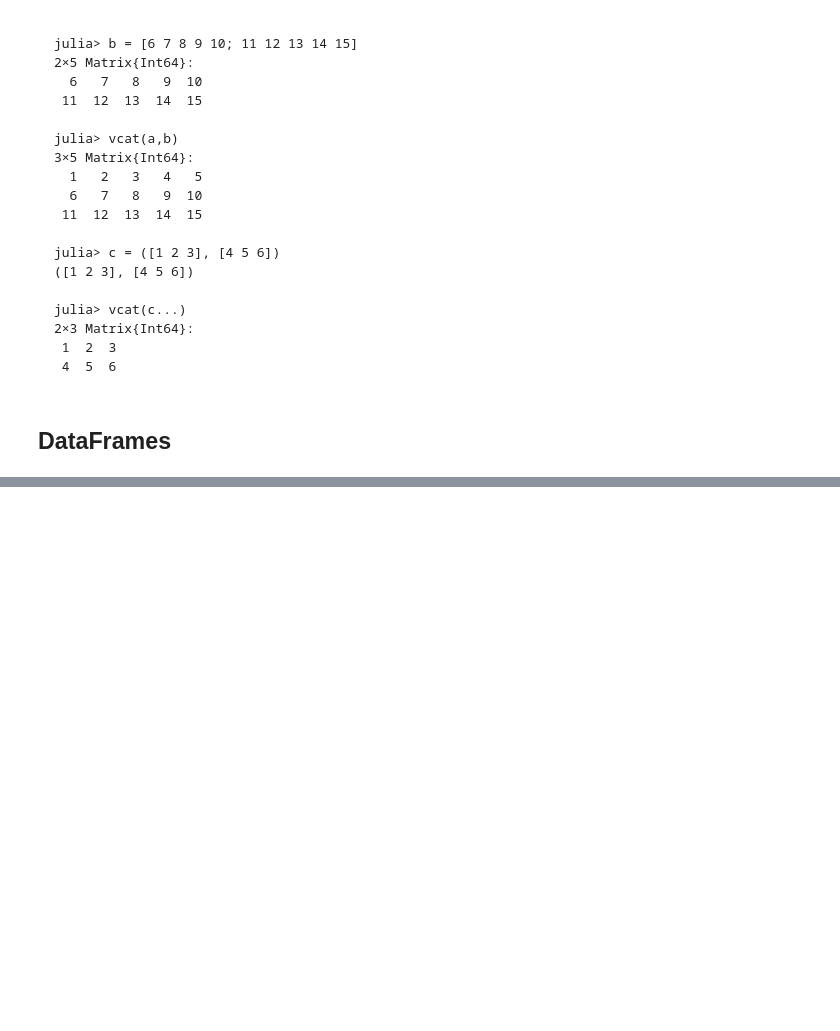
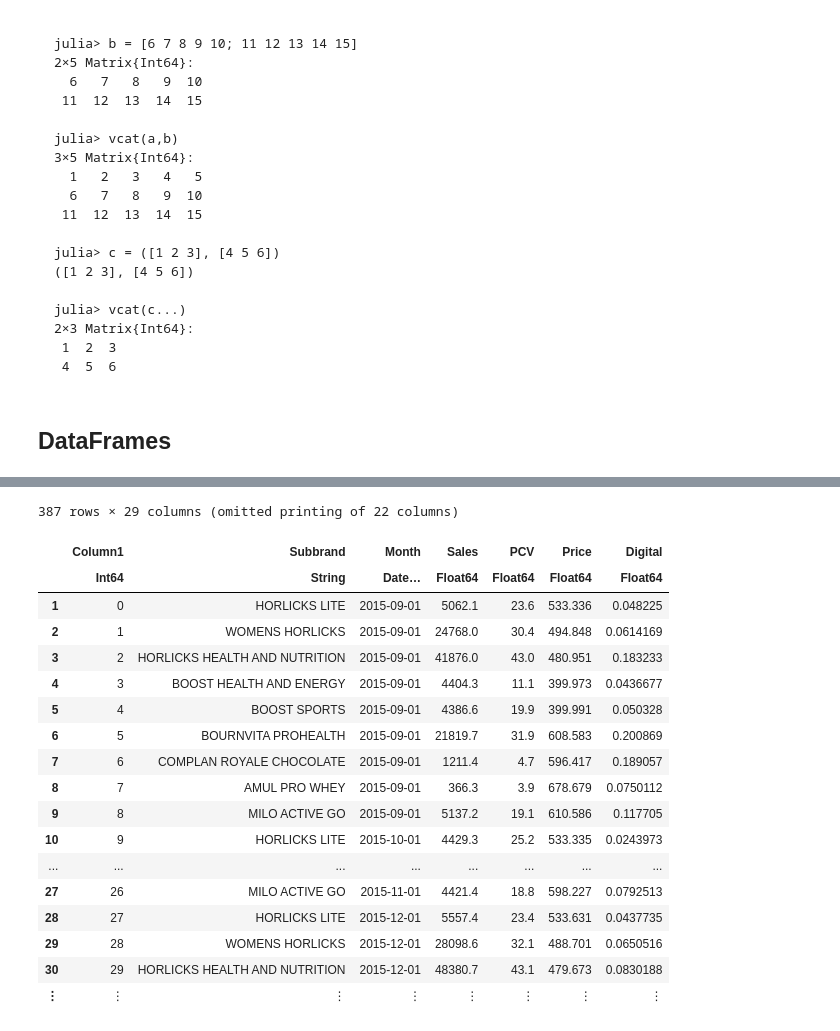
Before and after one commit to Nihal-197/julia---HackerEarth-Problems-Data-Science, a Jupyter notebook: Data Manipulation and Visualization/Data Manipulation and Visualization.ipynb, the cells around one changed output, grey strips where cells are left out. Drawn from its saved outputs; the diff is of its cells as text; code cells hidden in the pictures; blank space fills up the shorter version.

Commit message:
DataFrame and CSV

```diff
--- a/Data Manipulation and Visualization/Data Manipulation and Visualization.ipynb
+++ b/Data Manipulation and Visualization/Data Manipulation and Visualization.ipynb
@@ -229,0 +417,22 @@ julia> vcat(c...)
+# %%
+iris = (CSV.read("C:\\Users\\Nihal\\Brand_Amul.csv", DataFrame))
+# %% [output]
+387 rows × 29 columns (omitted printing of 22 columns)
+|  | Column1 | Subbrand | Month | Sales | PCV | Price | Digital |
+|  | Int64 | String | Date… | Float64 | Float64 | Float64 | Float64 |
+| 1 | 0 | HORLICKS LITE | 2015-09-01 | 5062.1 | 23.6 | 533.336 | 0.048225 |
+| 2 | 1 | WOMENS HORLICKS | 2015-09-01 | 24768.0 | 30.4 | 494.848 | 0.0614169 |
+| 3 | 2 | HORLICKS HEALTH AND NUTRITION | 2015-09-01 | 41876.0 | 43.0 | 480.951 | 0.183233 |
+| 4 | 3 | BOOST HEALTH AND ENERGY | 2015-09-01 | 4404.3 | 11.1 | 399.973 | 0.0436677 |
+| 5 | 4 | BOOST SPORTS | 2015-09-01 | 4386.6 | 19.9 | 399.991 | 0.050328 |
+| 6 | 5 | BOURNVITA PROHEALTH | 2015-09-01 | 21819.7 | 31.9 | 608.583 | 0.200869 |
+| 7 | 6 | COMPLAN ROYALE CHOCOLATE | 2015-09-01 | 1211.4 | 4.7 | 596.417 | 0.189057 |
+| 8 | 7 | AMUL PRO WHEY | 2015-09-01 | 366.3 | 3.9 | 678.679 | 0.0750112 |
+| 9 | 8 | MILO ACTIVE GO | 2015-09-01 | 5137.2 | 19.1 | 610.586 | 0.117705 |
+| 10 | 9 | HORLICKS LITE | 2015-10-01 | 4429.3 | 25.2 | 533.335 | 0.0243973 |
+| ... | ... | ... | ... | ... | ... | ... | ... |
+| 27 | 26 | MILO ACTIVE GO | 2015-11-01 | 4421.4 | 18.8 | 598.227 | 0.0792513 |
+| 28 | 27 | HORLICKS LITE | 2015-12-01 | 5557.4 | 23.4 | 533.631 | 0.0437735 |
+| 29 | 28 | WOMENS HORLICKS | 2015-12-01 | 28098.6 | 32.1 | 488.701 | 0.0650516 |
+| 30 | 29 | HORLICKS HEALTH AND NUTRITION | 2015-12-01 | 48380.7 | 43.1 | 479.673 | 0.0830188 |
+| ⋮ | ⋮ | ⋮ | ⋮ | ⋮ | ⋮ | ⋮ | ⋮ |
```
Also changed, not shown: parts of 25 cells of this notebook.
